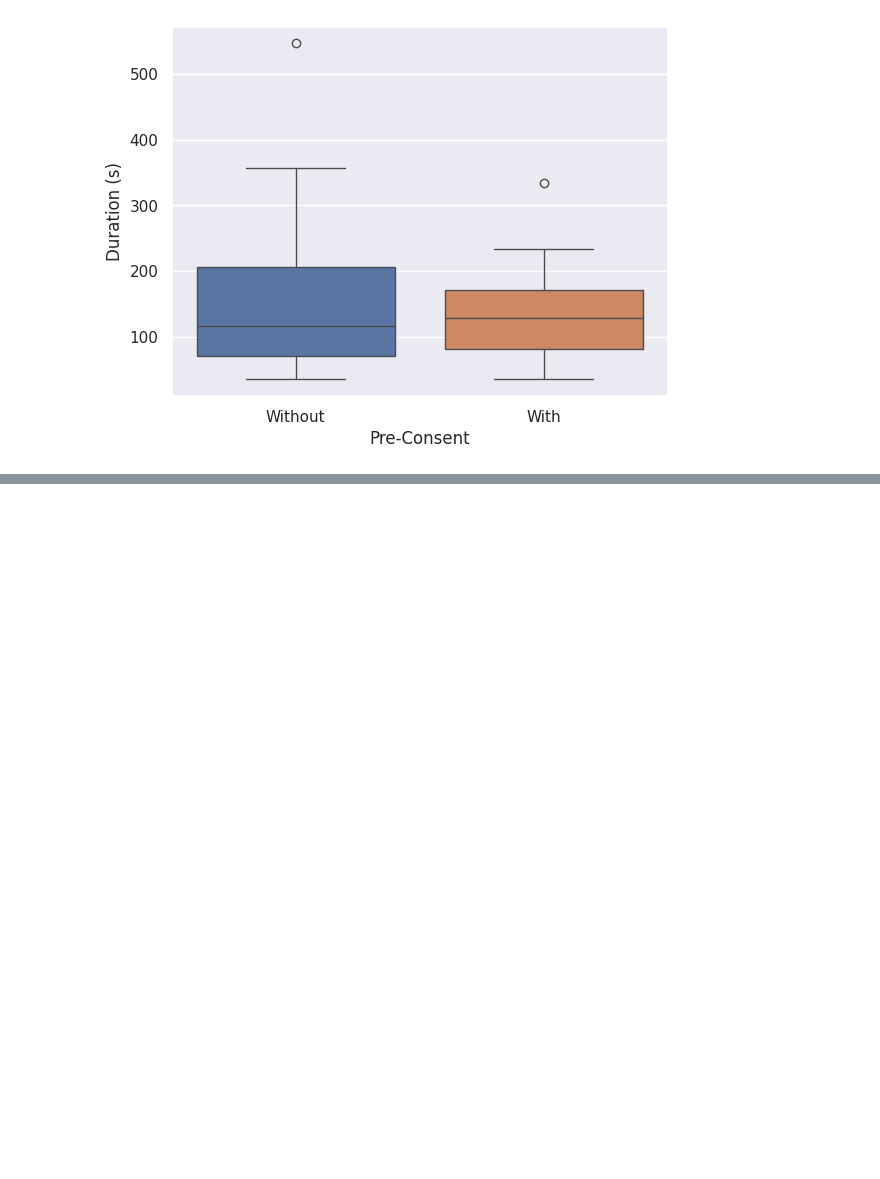
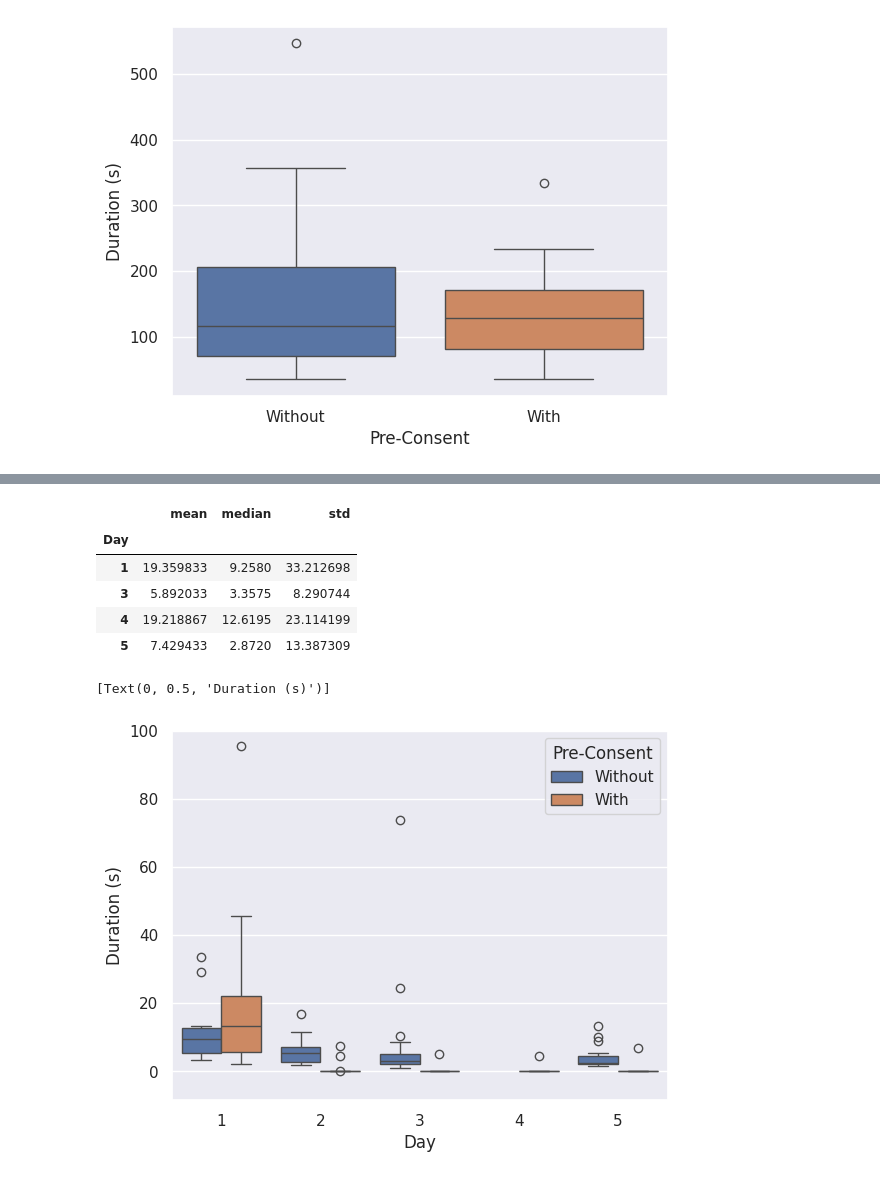
Before and after one commit to simon-lund/masterthesis_evaluation, a Jupyter notebook: efficiency.ipynb, the cells around one changed output, grey strips where cells are left out. Cells and saved outputs as stored; diff of their text form; code cells hidden in the pictures; blank space fills up the shorter version.

```diff
--- a/efficiency.ipynb
+++ b/efficiency.ipynb
@@ -256,0 +326,27 @@ ax.set(ylabel="Duration (s)")
+# %%
+# Filter the DataFrame for the LMU verifier
+stwm_verifier_df = df.loc[df['Verifier'] == 'Studierendenwerk Reader', ['Pre-Consent', 'Verifier', 'Day', 'Duration']]
+
+stwm_verifier_stats = lmu_verifier_df.groupby('Day')['Duration'].agg(['mean', 'median', 'std'])
+
+# Display the table
+display(lmu_verifier_stats)
+
+ax = sns.boxplot(
+    data=stwm_verifier_df,
+    x='Day',
+    y='Duration',
+    hue='Pre-Consent'
+)
+
+ax.set_ylim(top=100)
+ax.set(ylabel="Duration (s)")
+# %% [output]
+|  | mean | median | std |
+| Day |  |  |  |
+| 1 | 19.359833 | 9.2580 | 33.212698 |
+| 3 | 5.892033 | 3.3575 | 8.290744 |
+| 4 | 19.218867 | 12.6195 | 23.114199 |
+| 5 | 7.429433 | 2.8720 | 13.387309 |
+[Text(0, 0.5, 'Duration (s)')]
+[figure, added]
```
Also changed, not shown: parts of 11 cells of this notebook.
